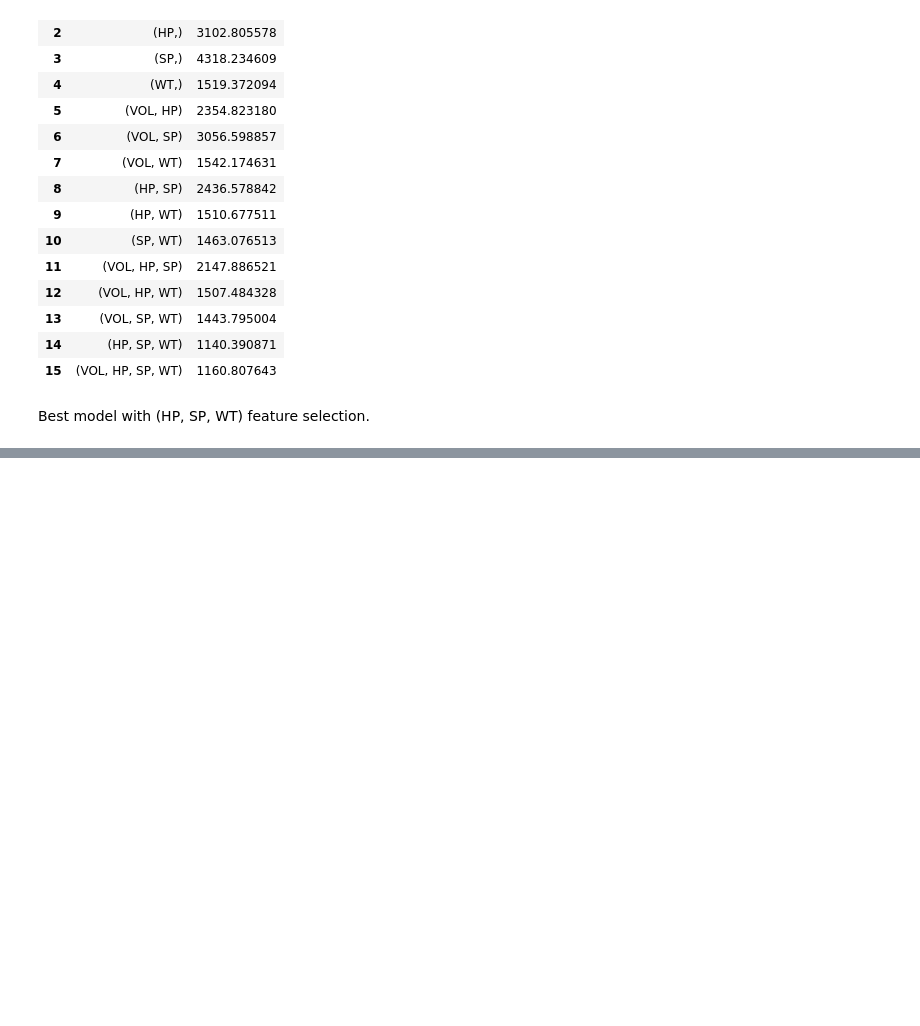
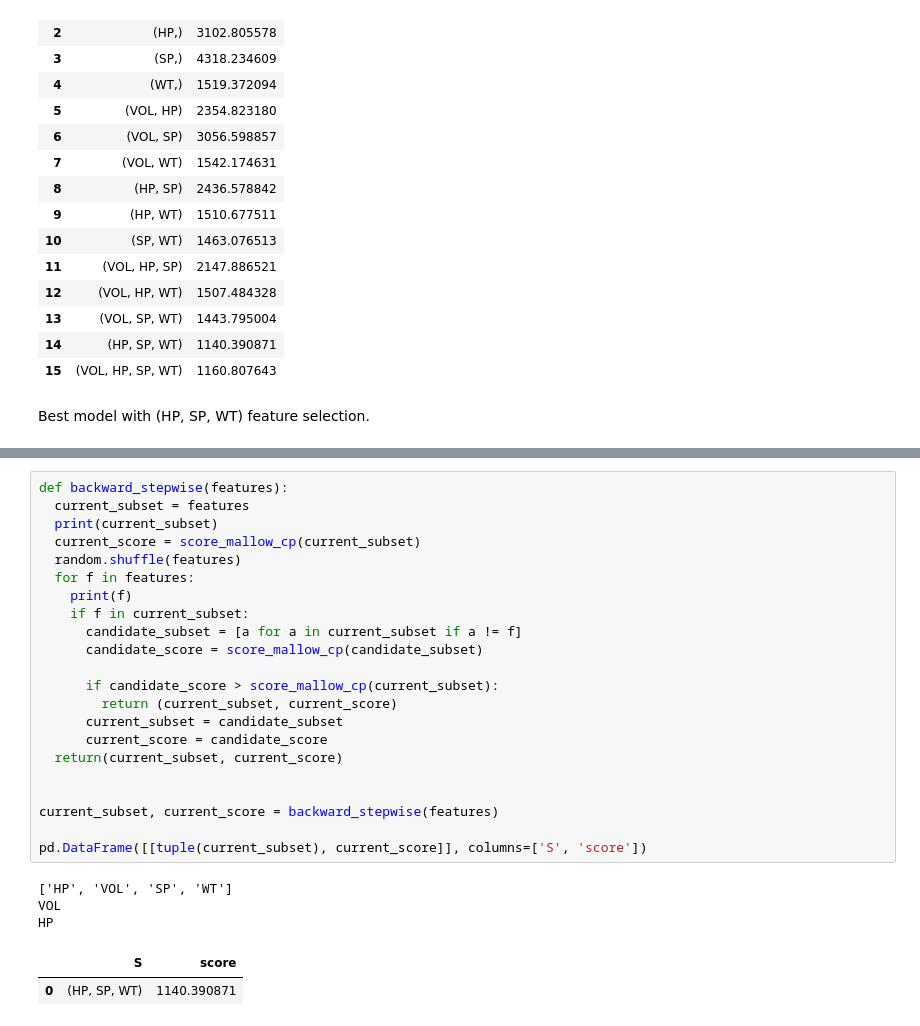
Before and after one commit to petrogass/All-of-Statistics-Exercises, a Jupyter notebook: Chapter_13_Linear_Regression.ipynb, the cells around one changed output, grey strips where cells are left out. Cells and saved outputs as stored; diff of their text form; blank space fills up the shorter version.

```diff
--- a/Chapter_13_Linear_Regression.ipynb
+++ b/Chapter_13_Linear_Regression.ipynb
@@ -279,0 +302,28 @@ Best model with (HP, SP, WT) feature selection.
+# %%
+def backward_stepwise(features):
+  current_subset = features
+  print(current_subset)
+  current_score = score_mallow_cp(current_subset)
+  random.shuffle(features)
+  for f in features:
+    print(f)
+    if f in current_subset:
+      candidate_subset = [a for a in current_subset if a != f]
+      candidate_score = score_mallow_cp(candidate_subset)
+
+      if candidate_score > score_mallow_cp(current_subset):
+        return (current_subset, current_score)
+      current_subset = candidate_subset
+      current_score = candidate_score
+  return(current_subset, current_score)
+
+
+current_subset, current_score = backward_stepwise(features)
+
+pd.DataFrame([[tuple(current_subset), current_score]], columns=['S', 'score'])
+# %% [output]
+['HP', 'VOL', 'SP', 'WT']
+VOL
+HP
+|  | S | score |
+| 0 | (HP, SP, WT) | 1140.390871 |
```
Also changed, not shown: parts of 1 cell of this notebook, 1 other file.
